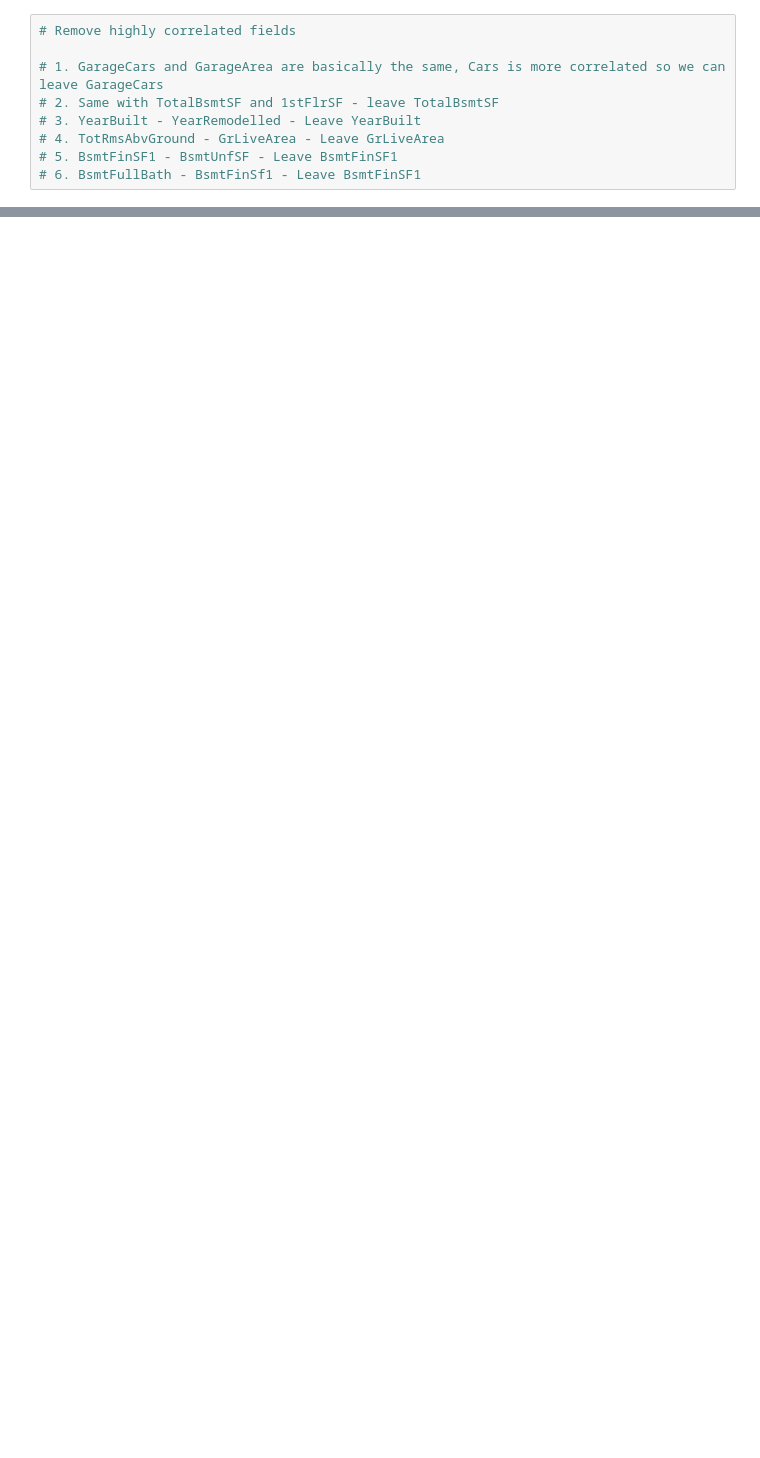
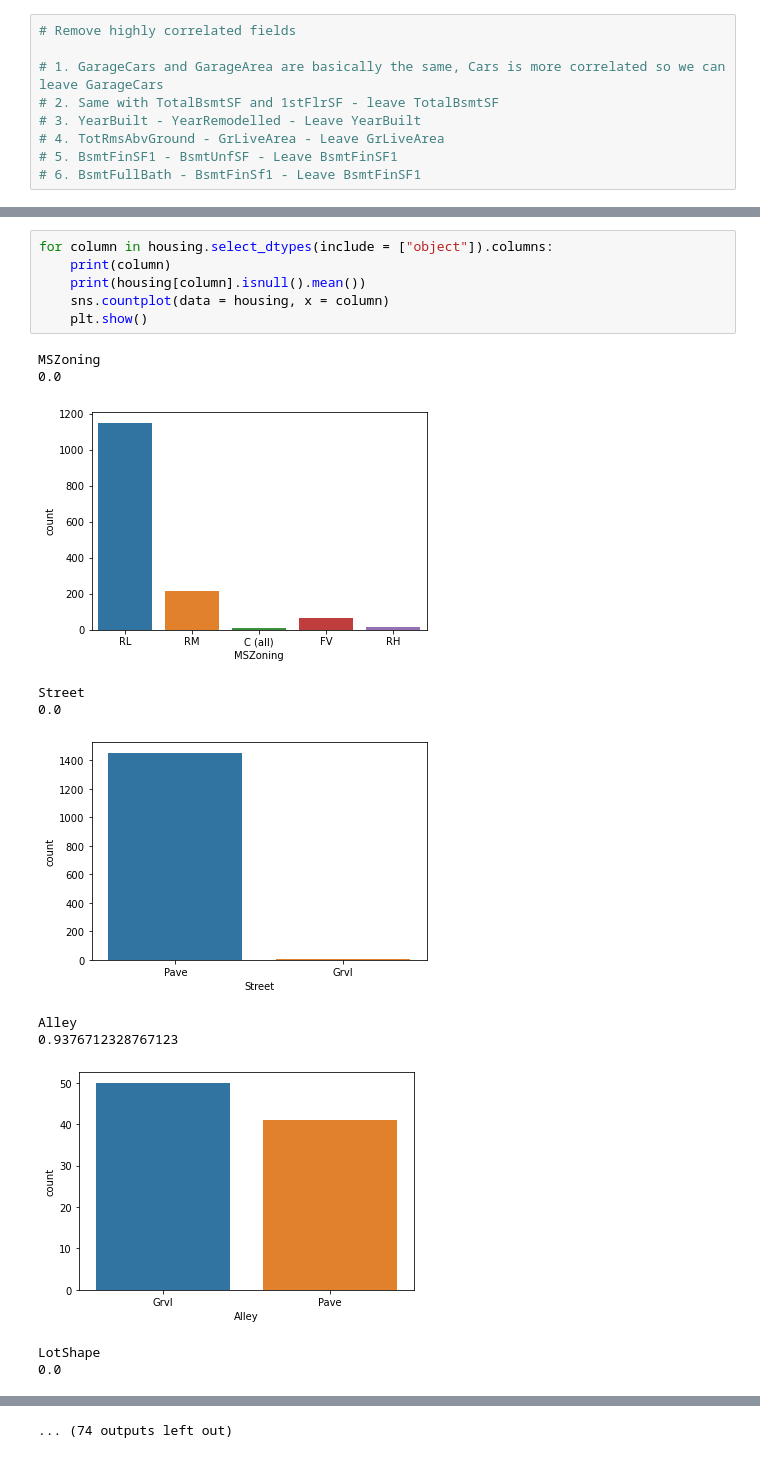
Before and after one commit to Nikalozj/House-Prices-Kaggle, a Jupyter notebook: Exploratory Data Analysis.ipynb, the cells around one changed output, grey strips where cells are left out. Saved outputs shown, nothing was run; the diff lists cells and outputs as text; blank space fills up the shorter version.

Commit message:
Add countplots for categorical variables

```diff
--- a/Exploratory Data Analysis.ipynb
+++ b/Exploratory Data Analysis.ipynb
@@ -177,0 +178,18 @@ for column in housing.select_dtypes(exclude = ["object"]).columns:
+# %%
+for column in housing.select_dtypes(include = ["object"]).columns:
+    print(column)
+    print(housing[column].isnull().mean())
+    sns.countplot(data = housing, x = column)
+    plt.show()
+# %% [output]
+MSZoning
+0.0
+[figure, added]
+Street
+0.0
+[figure, added]
+Alley
+0.9376712328767123
+[figure, added]
+LotShape
+0.0
@@ -177,0 +203 @@ for column in housing.select_dtypes(exclude = ["object"]).columns:
+... (74 outputs left out)
```
Also changed, not shown: parts of 5 cells of this notebook.
